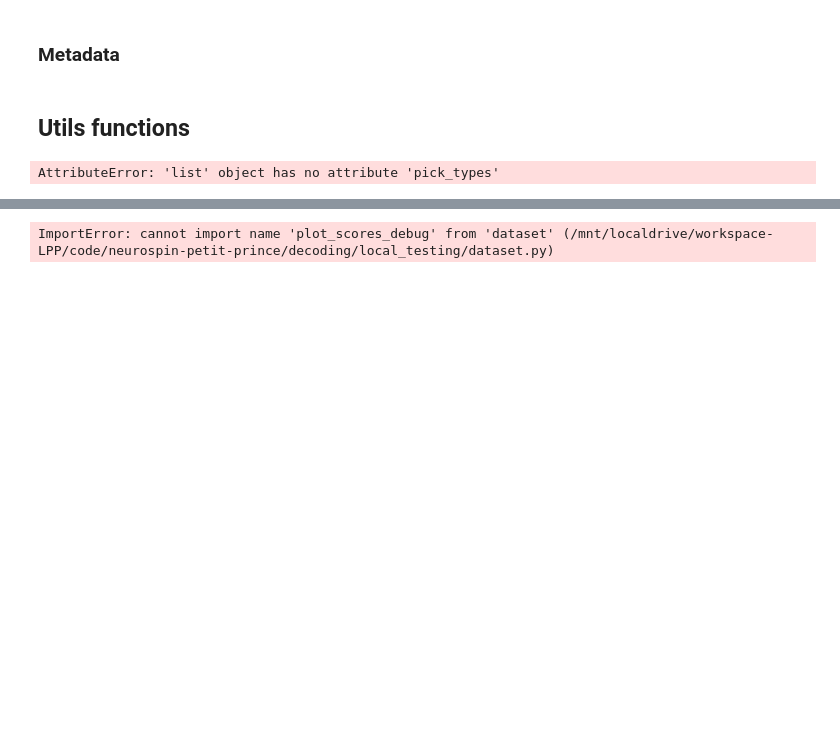
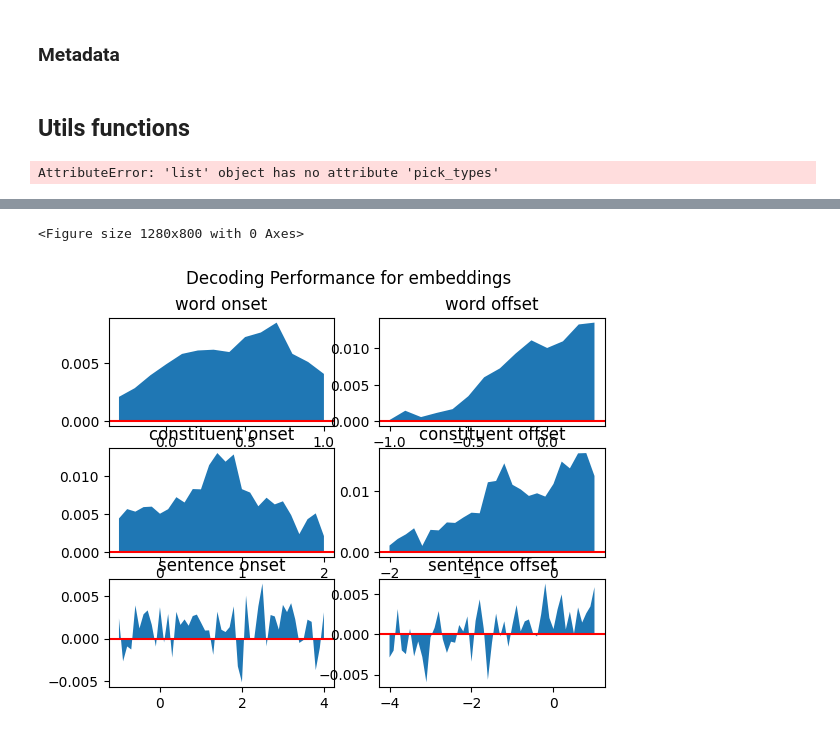
Before and after one commit to BelCorentin/neurospin-petit-prince, a Jupyter notebook: decoding/local_testing/testing_functions.ipynb, the cells around one changed output, grey strips where cells are left out. Drawn from its saved outputs; the diff is of its cells as text; code cells hidden in the pictures; blank space fills up the shorter version.

Commit message:
fixed problems with sub2 visual, and both analysis working locally

```diff
--- a/decoding/local_testing/testing_functions.ipynb
+++ b/decoding/local_testing/testing_functions.ipynb
@@ -91,5 +204,0 @@ raw2 = mne.io.read_raw_fif(file2, allow_maxshield=True)
-# %%
-from dataset import plot_scores_debug
-plot_scores('auditory', 'embeddings')
-# %% [output]
-ImportError: cannot import name 'plot_scores_debug' from 'dataset' (/mnt/localdrive/workspace-LPP/code/neurospin-petit-prince/decoding/local_testing/dataset.py)
@@ -95,0 +211,6 @@ ImportError: cannot import name 'plot_scores_debug' from 'dataset' (/mnt/localdr
+# %%
+from dataset import plot_scores_debug
+plot_scores_debug('auditory', 'embeddings')
+# %% [output]
+<Figure size 1280x800 with 0 Axes>
+[figure, added]
```
Also changed, not shown: parts of 3 cells of this notebook, 5 other files.
